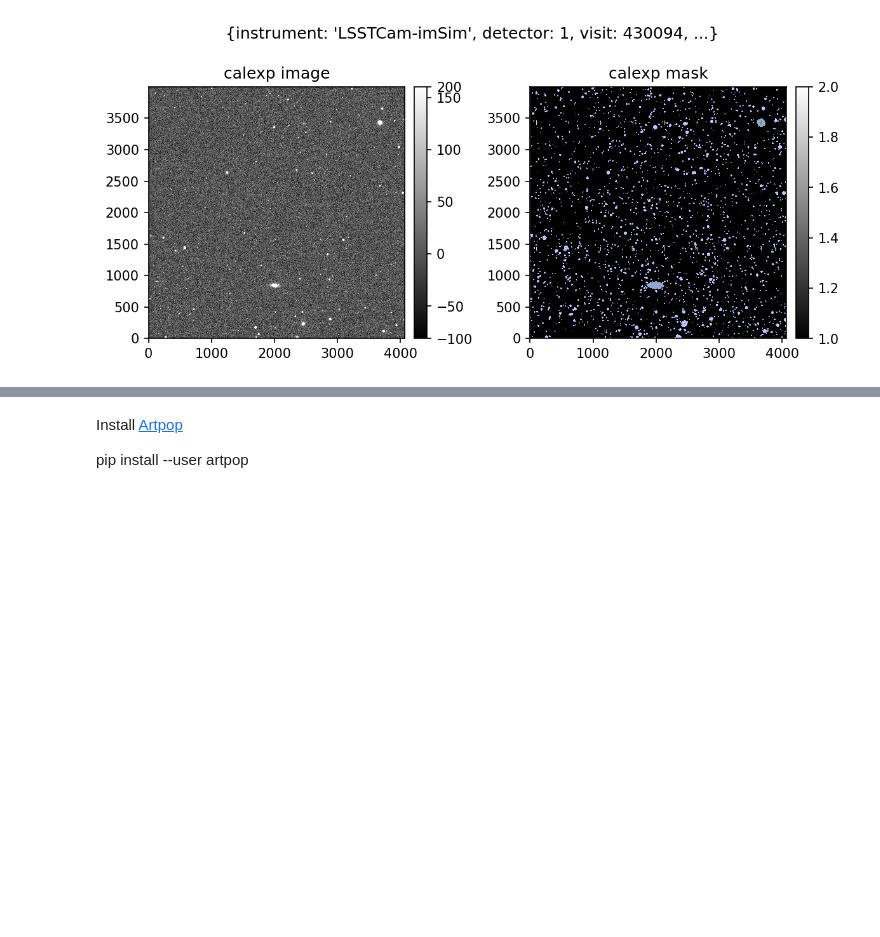
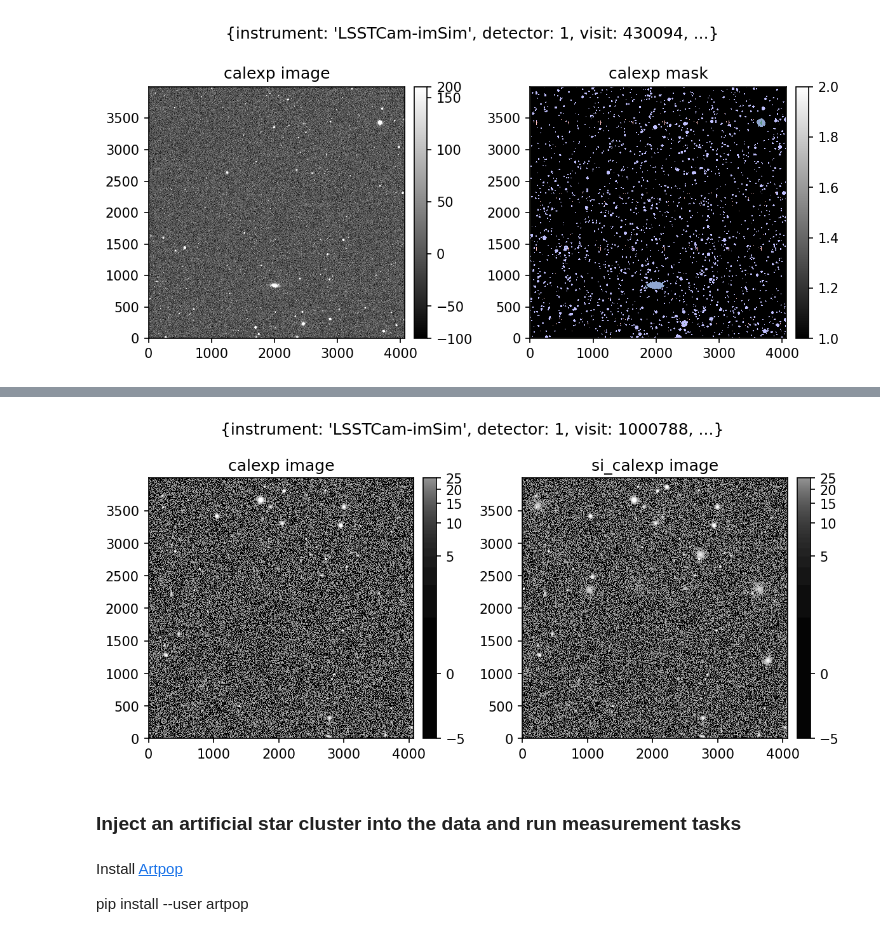
Before and after one commit to rubin-dp0/cst-dev, a Jupyter notebook: JLC_slagheap/ssi_explore.ipynb, the cells around one changed output, grey strips where cells are left out. Drawn from its saved outputs; the diff is of its cells as text; code cells hidden in the pictures; blank space fills up the shorter version.

Commit message:
Experiments with new source_injection tools

```diff
--- a/JLC_slagheap/ssi_explore.ipynb
+++ b/JLC_slagheap/ssi_explore.ipynb
@@ -141,0 +249,6 @@ plt.show()
+# %%
+inject_config = VisitInjectConfig()
+
+display(inject_config)
+
+inject_task = VisitInjectTask(config=inject_config)
@@ -141,0 +259,4 @@ plt.show()
+# %%
+butler = Butler(config)
+
+tables = [butler.get(ref) for ref in dataset_ref]
@@ -141,0 +306,12 @@ plt.show()
+# %%
+inject_output = inject_task.run(
+    injection_catalogs=tables,
+    input_exposure=calexp_i.clone(),
+    psf=calexp_i.getPsf(),
+    photo_calib=calexp_i.getPhotoCalib(),
+    wcs=calexp_i.getWcs(),
+)
+si_calexp = inject_output.output_exposure
+si_cat_out = inject_output.output_catalog
+
+display(si_cat_out[:5])
@@ -142,3 +332,30 @@ plt.show()
+# %%
+Q = 10
+
+plot_si_calexp = si_calexp.clone()
+# plot_si_calexp.image.array = gaussian_filter(si_calexp.image.array, sigma=3)
+
+fig, ax = plt.subplots(1, 2, figsize=(8, 6), dpi=150)
+
+plt.sca(ax[0])
+display0 = afwDisplay.Display(frame=fig)
+display0.scale('asinh', min=-5/Q, max=25/Q, Q=Q)
+display0.mtv(calexp_i.image)
+plt.title('calexp image')
+
+plt.sca(ax[1])
+display1 = afwDisplay.Display(frame=fig)
+display1.scale('asinh', min=-5/Q, max=25/Q, Q=Q)
+display1.mtv(plot_si_calexp.image)
+plt.title('si_calexp image')
+
+plt.suptitle(str(dataId), y=0.8)
+plt.tight_layout()
+plt.show()
+# %% [output]
+[figure, added]
+# %% [markdown]
+### Inject an artificial star cluster into the data and run measurement tasks
 # %% [markdown]
 Install [Artpop](https://artpop.readthedocs.io/en/latest/index.html)
 
```
Also changed, not shown: parts of 42 cells of this notebook.
